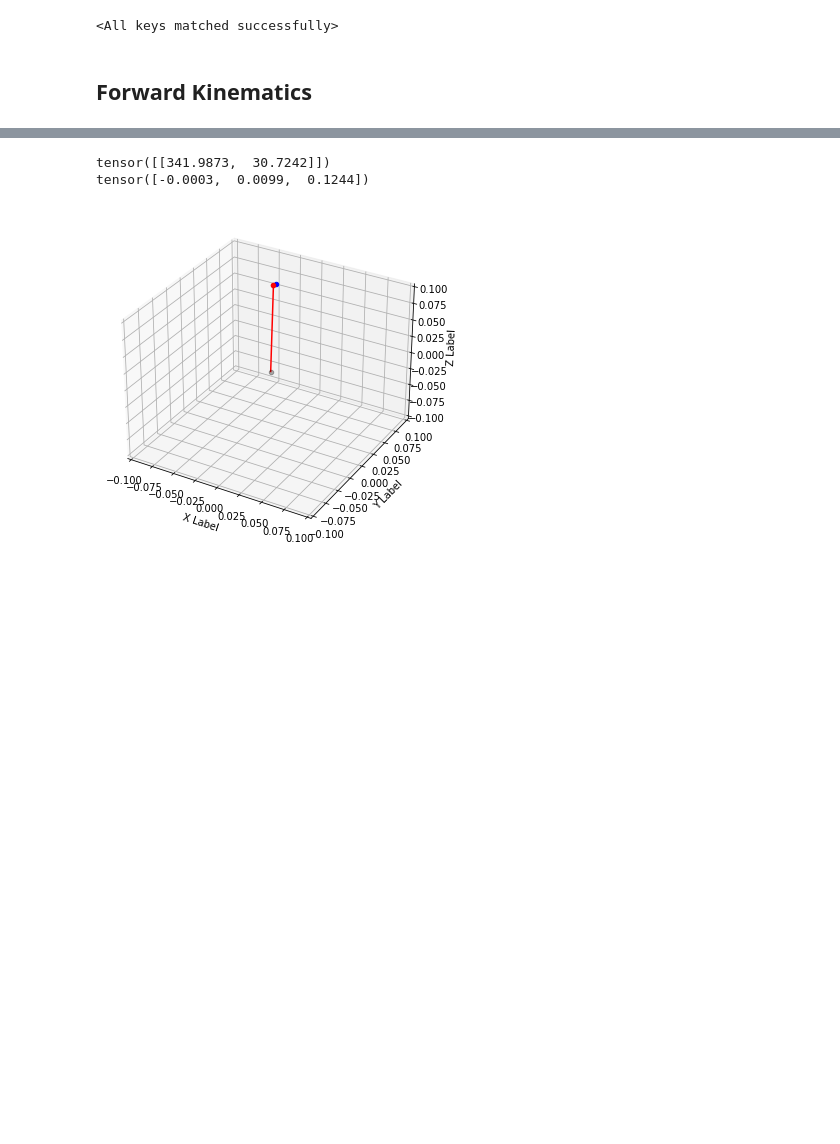
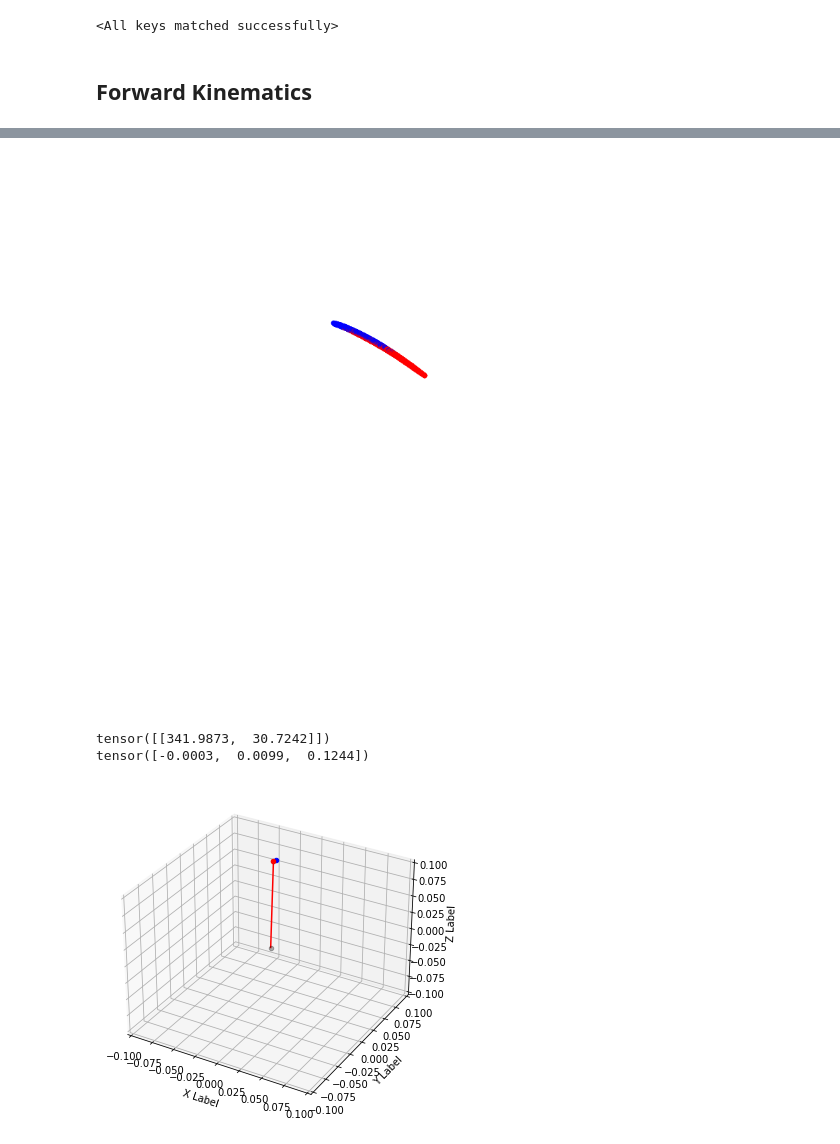
Before and after one commit to terry97-guel/KINN, a Jupyter notebook: code/control/fk_check.ipynb, the cells around one changed output, grey strips where cells are left out. Cells and saved outputs as stored; diff of their text form; code cells hidden in the pictures; blank space fills up the shorter version.

```diff
--- a/code/control/fk_check.ipynb
+++ b/code/control/fk_check.ipynb
@@ -143,2 +143,43 @@ plt.show()
+# %%
+%matplotlib inline
+%config InlineBackend.print_figure_kwargs = {'bbox_inches':None}
+
+n = 10
+
+from matplotlib import pyplot as plt
+# from matplotlib import pyplot
+fig = plt.figure(figsize=(8,8))
+
+
+# ax = fig.add_subplot(111, projection='3d')
+ax = plt.axes(projection='3d')
+
+
+for pos in train_dataset.position:
+    pos_ = pos[-1,:,0]
+    ax.scatter(pos_[0]*1000, pos_[1]*1000, pos_[2]*1000, c='r')
+
+
+for pos in ext_dataset.position:
+    pos_ = pos[-1,:,0]
+    ax.scatter(pos_[0]*1000, pos_[1]*1000, pos_[2]*1000, c='b')
+
+xlim = np.array([-60,60])
+ylim = np.array([-60,60])
+zlim = np.array([-0,120])
+
+
+# ax.set_xlim(*xlim)
+# ax.set_ylim(*ylim)
+# ax.set_zlim(*zlim)
+
+
+ax.scatter(0, 0, 0, c='w', alpha=0)
+
+ax.view_init(elev=20, azim=25)
+plt.axis('off')
+plt.show()
+# %% [output]
+[figure, added]
 # %%
 from matplotlib import pyplot as plt
```
Also changed, not shown: parts of 5 cells of this notebook, 6 other files.
